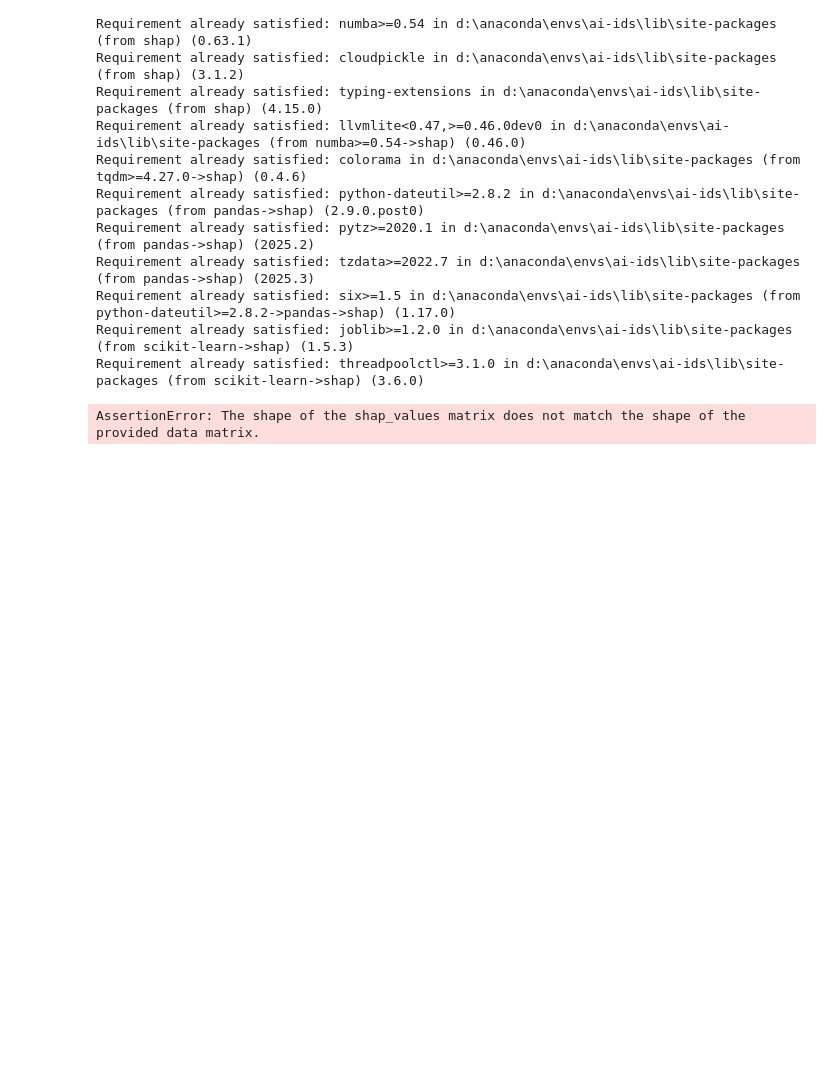
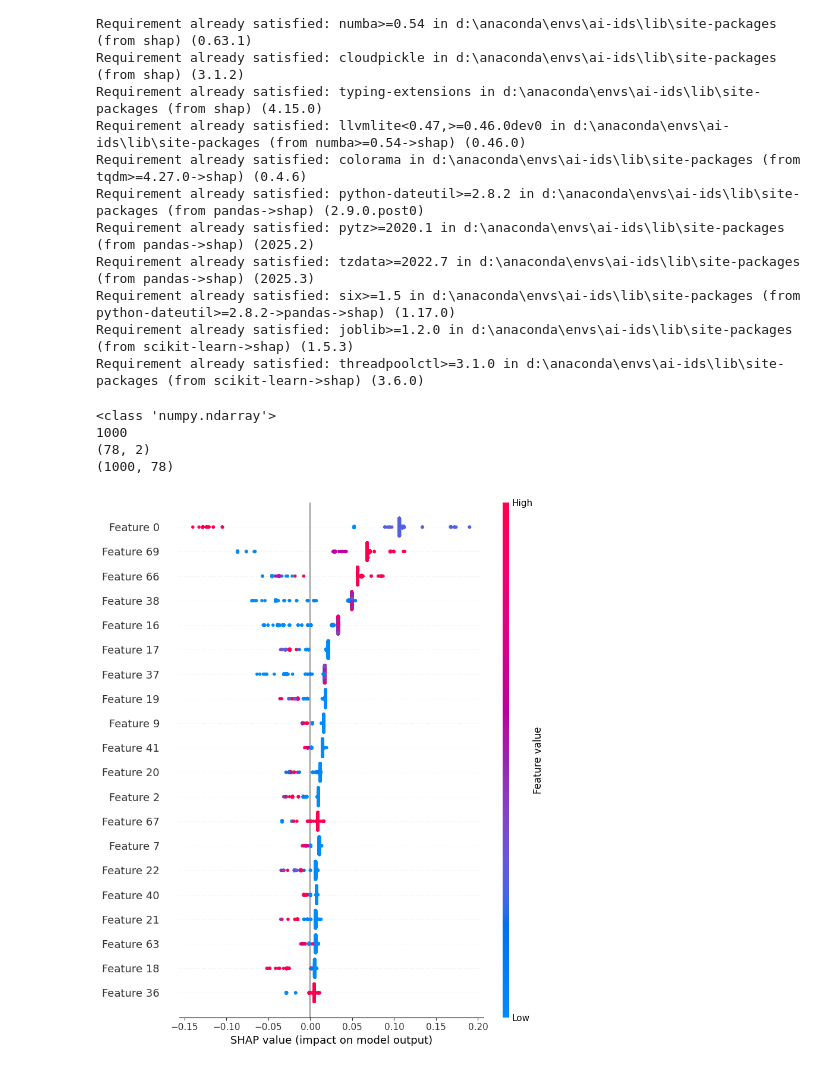
Before and after one commit to harsh27004/ai-ids, a Jupyter notebook: notebooks/xai_shap.ipynb, the cells around one changed output. Saved outputs shown, nothing was run; the diff lists cells and outputs as text; code cells hidden in the pictures; blank space fills up the shorter version.

```diff
--- a/notebooks/xai_shap.ipynb
+++ b/notebooks/xai_shap.ipynb
@@ -37,7 +37,28 @@ X_scaled = scaler.transform(X)
 # %%
 explainer = shap.TreeExplainer(rf)
 shap_values = explainer.shap_values(X_scaled[:1000])
-# %%
-shap.summary_plot(shap_values[1], X.iloc[:1000])
-# %% [output]
-AssertionError: The shape of the shap_values matrix does not match the shape of the provided data matrix.
+# %%
+print(type(shap_values))
+print(len(shap_values))
+print(shap_values[1].shape)
+print(X_scaled[:1000].shape)
+# %% [output]
+<class 'numpy.ndarray'>
+1000
+(78, 2)
+(1000, 78)
+# %%
+# Use only first 1000 samples
+sample_data = X_scaled[:1000]
+
+# Get SHAP values
+explainer = shap.TreeExplainer(rf)
+shap_values = explainer.shap_values(sample_data)
+
+# For new SHAP: select class 1
+shap_class1 = shap_values[:, :, 1]
+
+# Plot
+shap.summary_plot(shap_class1, sample_data)
+# %% [output]
+[figure, added]
```
Also changed, not shown: parts of 5 cells of this notebook, 2 other files.
